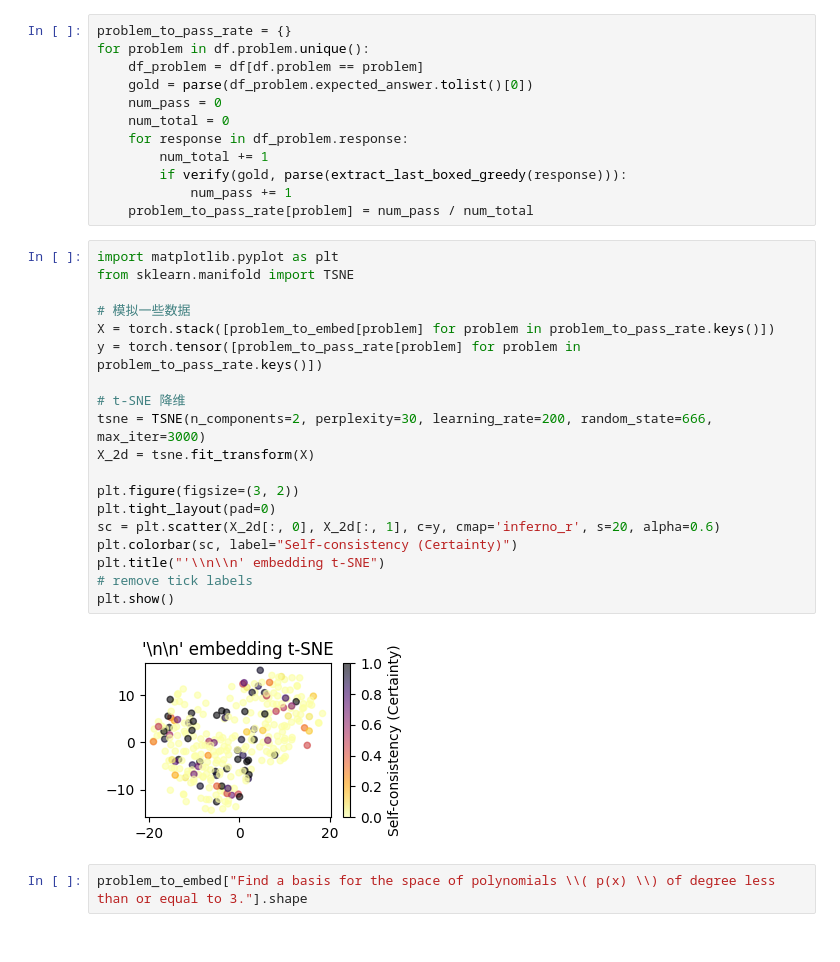
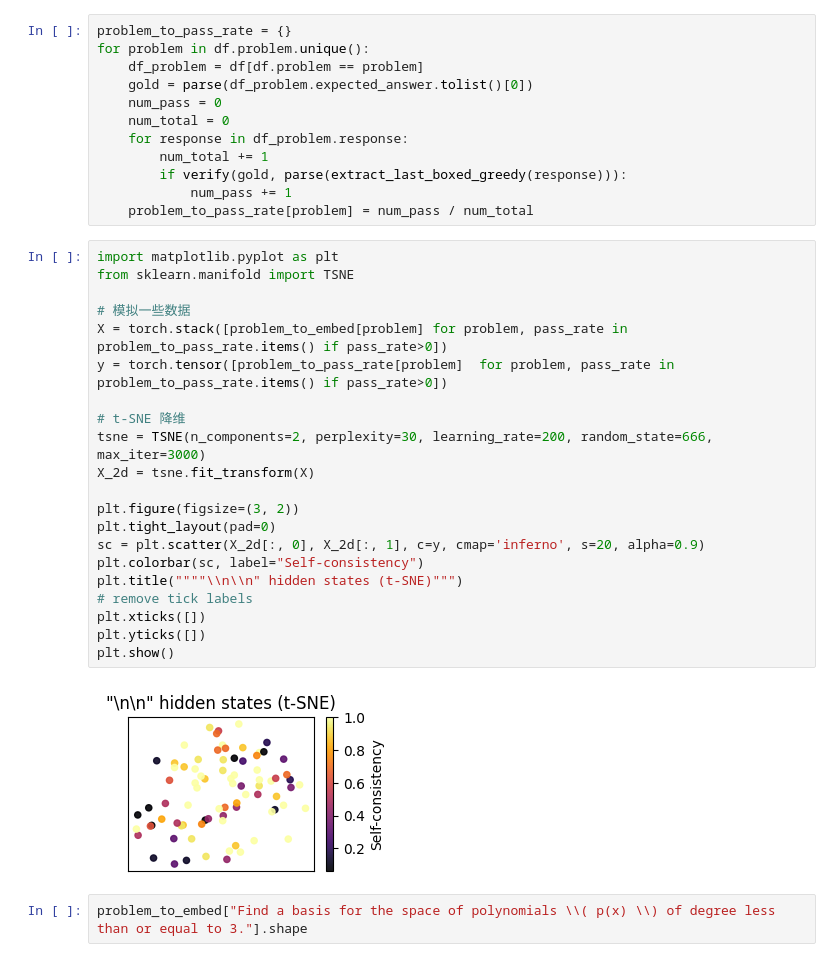
Before and after one commit to pingzhili/vllm-generator, a Jupyter notebook: notebooks/profile.ipynb, the cells around one changed output. Saved outputs shown, nothing was run; the diff lists cells and outputs as text.

```diff
--- a/notebooks/profile.ipynb
+++ b/notebooks/profile.ipynb
@@ -42,24 +53,26 @@ for problem in df.problem.unique():
 # %%
 import matplotlib.pyplot as plt
 from sklearn.manifold import TSNE
 
 # 模拟一些数据
-X = torch.stack([problem_to_embed[problem] for problem in problem_to_pass_rate.keys()])
-y = torch.tensor([problem_to_pass_rate[problem] for problem in problem_to_pass_rate.keys()])
+X = torch.stack([problem_to_embed[problem] for problem, pass_rate in problem_to_pass_rate.items() if pass_rate>0])
+y = torch.tensor([problem_to_pass_rate[problem]  for problem, pass_rate in problem_to_pass_rate.items() if pass_rate>0])
 
 # t-SNE 降维
 tsne = TSNE(n_components=2, perplexity=30, learning_rate=200, random_state=666, max_iter=3000)
 X_2d = tsne.fit_transform(X)
 
 plt.figure(figsize=(3, 2))
 plt.tight_layout(pad=0)
-sc = plt.scatter(X_2d[:, 0], X_2d[:, 1], c=y, cmap='inferno_r', s=20, alpha=0.6)
-plt.colorbar(sc, label="Self-consistency (Certainty)")
-plt.title("'\\n\\n' embedding t-SNE")
+sc = plt.scatter(X_2d[:, 0], X_2d[:, 1], c=y, cmap='inferno', s=20, alpha=0.9)
+plt.colorbar(sc, label="Self-consistency")
+plt.title(""""\\n\\n" hidden states (t-SNE)""")
 # remove tick labels
+plt.xticks([])
+plt.yticks([])
 plt.show()
 # %% [output]
-[figure, old version]
+[figure, new version]
 # %%
 problem_to_embed["Find a basis for the space of polynomials \\( p(x) \\) of degree less than or equal to 3."].shape
 # %% [output]
```
Also changed, not shown: parts of 2 cells of this notebook, 1 other file.
